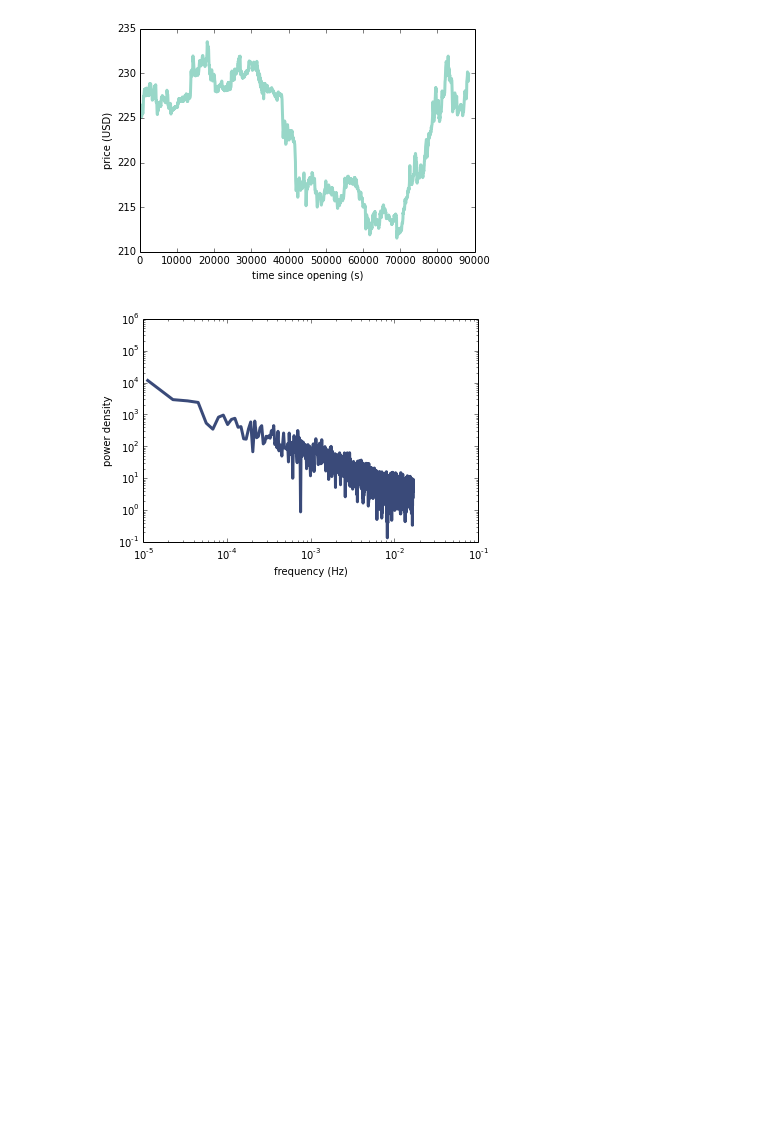
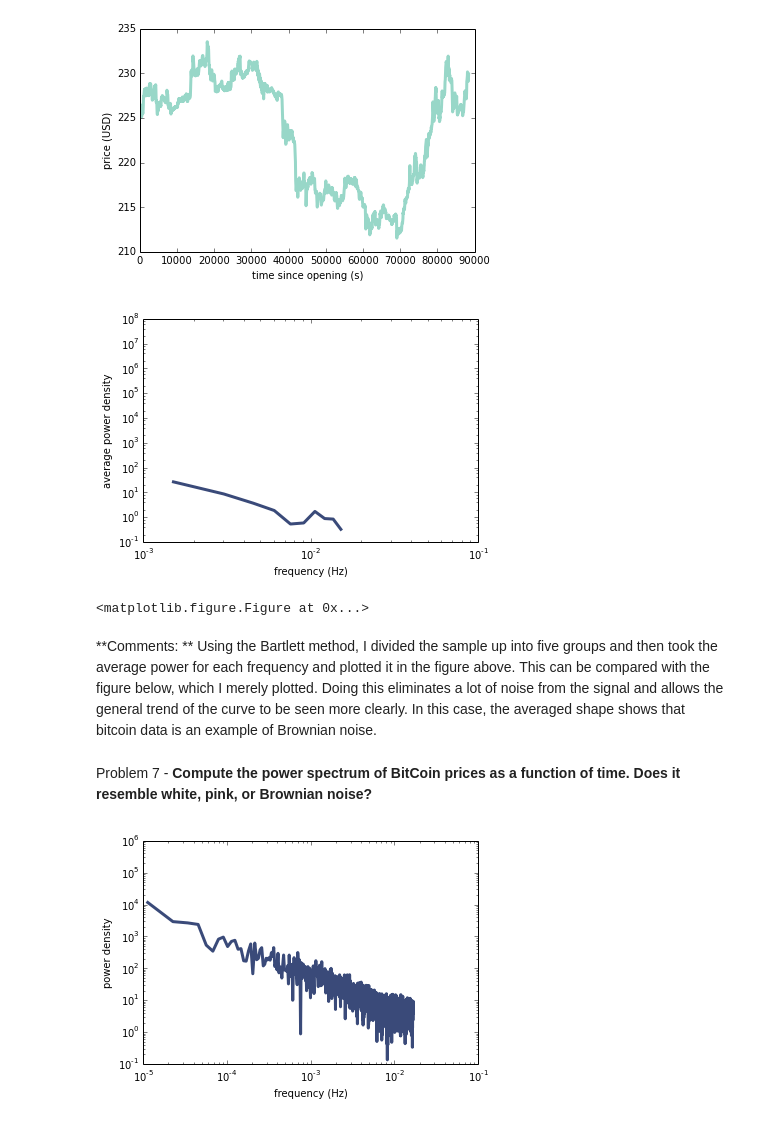
Before and after one commit to lvanderlyn/ThinkDSP, a Jupyter notebook: code/ps02.ipynb, the cells around one changed output. Saved outputs shown, nothing was run; the diff lists cells and outputs as text; code cells hidden in the pictures; blank space fills up the shorter version.

```diff
--- a/code/ps02.ipynb
+++ b/code/ps02.ipynb
@@ -339,6 +335,25 @@ bit_wave.plot()
 thinkplot.config(xlabel='time since opening (s)', ylabel='price (USD)', legend=False)
 # %% [output]
 [figure]
+# %%
+steps = 5
+step_len = len(bit_wave.ys)/float(steps)
+spec = bit_wave.segment(start=0, duration=step_len).make_spectrum()
+power_sum = spec.amps ** 2
+freqs = spec.fs
+for step in range(1, steps):
+    slice_spec = bit_wave.segment(start=steps-1, duration=step_len).make_spectrum()
+    power_sum += slice_spec.amps ** 2
+avg_pwr = power_sum/float(steps)
+thinkplot.Plot(freqs, avg_pwr)
+thinkplot.show(xlabel='frequency (Hz)', ylabel='average power density', xscale='log', yscale='log')
+# %% [output]
+[figure, added]
+<matplotlib.figure.Figure at 0x...>
+# %% [markdown]
+**Comments: ** Using the Bartlett method, I divided the sample up into five groups and then took the average power for each frequency and plotted it in the figure above. This can be compared with the figure below, which I merely plotted. Doing this eliminates a lot of noise from the signal and allows the general trend of the curve to be seen more clearly. In this case, the averaged shape shows that bitcoin data is an example of Brownian noise.
+# %% [markdown]
+Problem 7 - **Compute the power spectrum of BitCoin prices as a function of time. Does it resemble white, pink, or Brownian noise?**
 # %%
 bit_spec = bit_wave.make_spectrum()
 bit_spec.plot()
```
Also changed, not shown: parts of 14 cells of this notebook.
